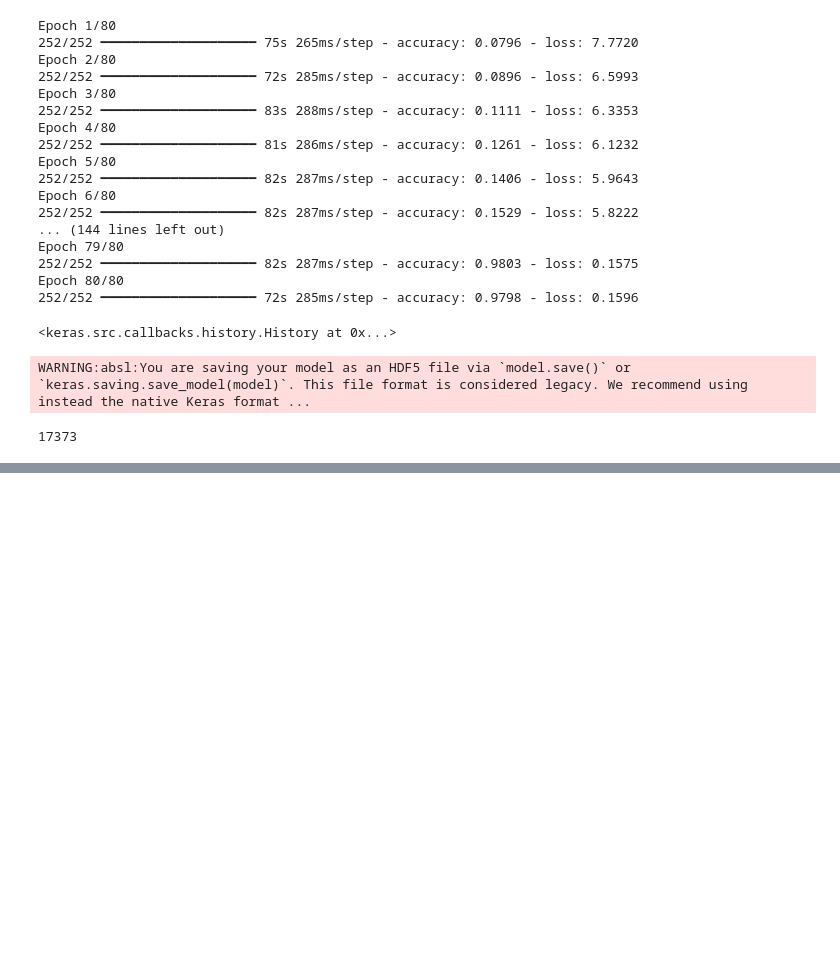
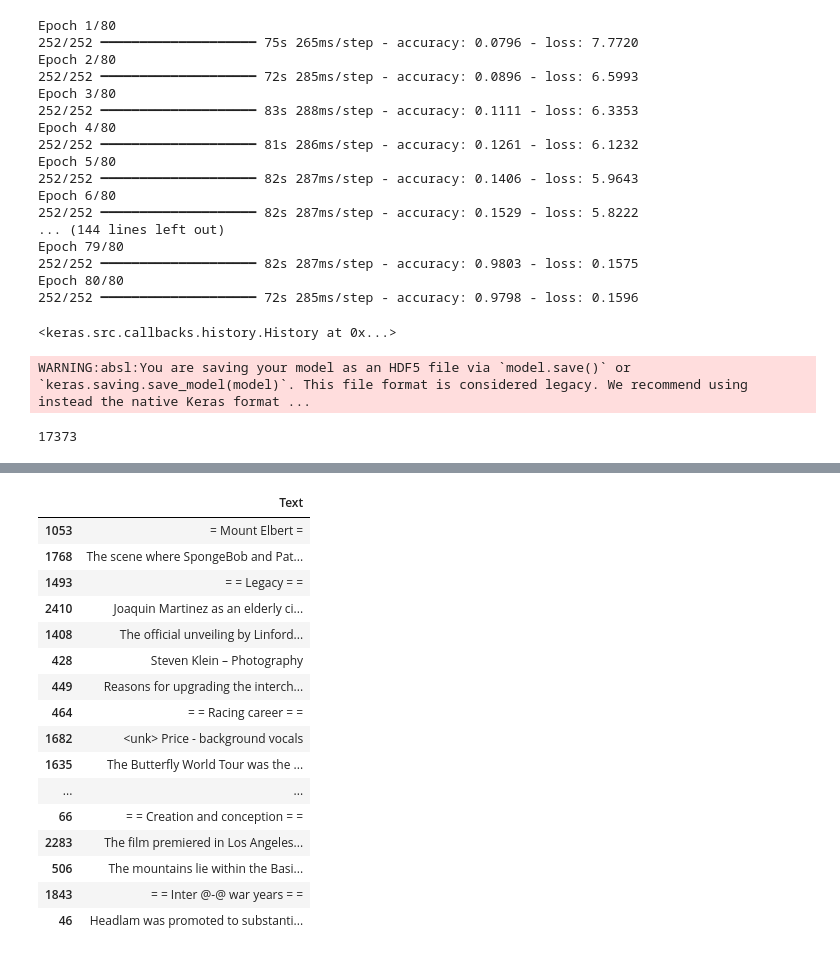
Before and after one commit to RajMV05102004/DeepLearning, a Jupyter notebook: WikiWordPredictor.ipynb, the cells around one changed output, grey strips where cells are left out. Drawn from its saved outputs; the diff is of its cells as text; code cells hidden in the pictures; blank space fills up the shorter version.

```diff
--- a/WikiWordPredictor.ipynb
+++ b/WikiWordPredictor.ipynb
@@ -283,0 +345,20 @@ len(tokenizer.word_index)
+# %%
+valid_df.sample(20)
+# %% [output]
+|  | Text |
+| 1053 | = Mount Elbert = |
+| 1768 | The scene where SpongeBob and Pat... |
+| 1493 | = = Legacy = = |
+| 2410 | Joaquin Martinez as an elderly ci... |
+| 1408 | The official unveiling by Linford... |
+| 428 | Steven Klein – Photography |
+| 449 | Reasons for upgrading the interch... |
+| 464 | = = Racing career = = |
+| 1682 | <unk> Price - background vocals |
+| 1635 | The Butterfly World Tour was the ... |
+| ... | ... |
+| 66 | = = Creation and conception = = |
+| 2283 | The film premiered in Los Angeles... |
+| 506 | The mountains lie within the Basi... |
+| 1843 | = = Inter @-@ war years = = |
+| 46 | Headlam was promoted to substanti... |
```
Also changed, not shown: parts of 8 cells of this notebook.
